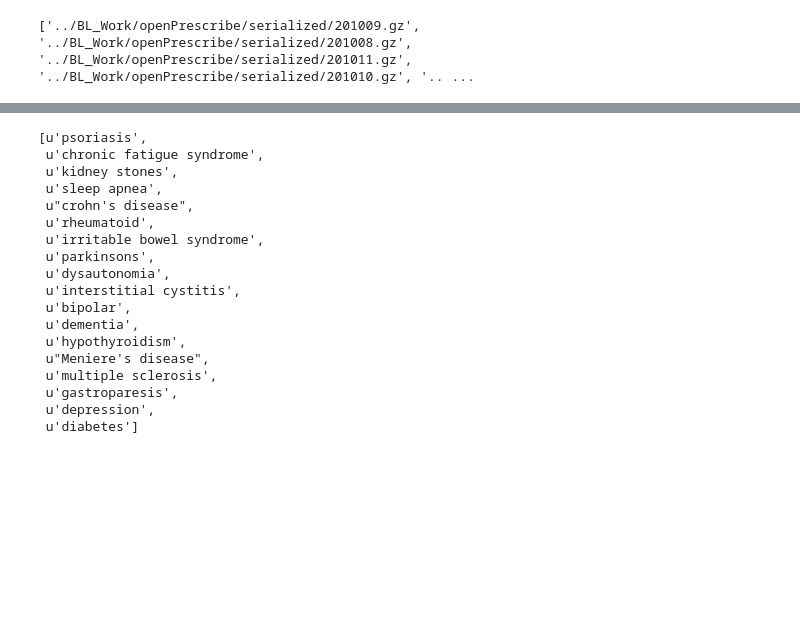
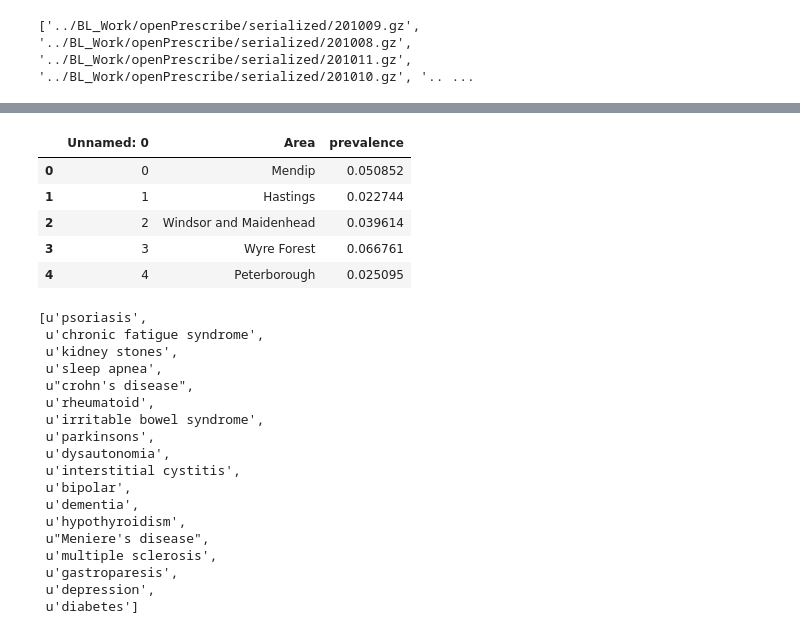
Before and after one commit to sagarjoglekar/2019_Health_Prescribe, a Jupyter notebook: AreaPrevalence_conditional.ipynb, the cells around one changed output, grey strips where cells are left out. Cells and saved outputs as stored; diff of their text form; code cells hidden in the pictures; blank space fills up the shorter version.

```diff
--- a/AreaPrevalence_conditional.ipynb
+++ b/AreaPrevalence_conditional.ipynb
@@ -119,5 +132,14 @@ ax.set_ylabel("")
 # %%
-Area_Gt = pd.read_csv('../BL_Work/prevalence_LA_level/DEP_LA_level.csv')
+Area_Gt = pd.read_csv('../BL_Work/prevalence_LA_method2/DM.csv')
+# %%
+Area_Gt.head()
+# %% [output]
+|  | Unnamed: 0 | Area | prevalence |
+| 0 | 0 | Mendip | 0.050852 |
+| 1 | 1 | Hastings | 0.022744 |
+| 2 | 2 | Windsor and Maidenhead | 0.039614 |
+| 3 | 3 | Wyre Forest | 0.066761 |
+| 4 | 4 | Peterborough | 0.025095 |
 # %%
 %store -r lon_boro
 # %%
```
Also changed, not shown: parts of 17 cells of this notebook, 4 other files.
